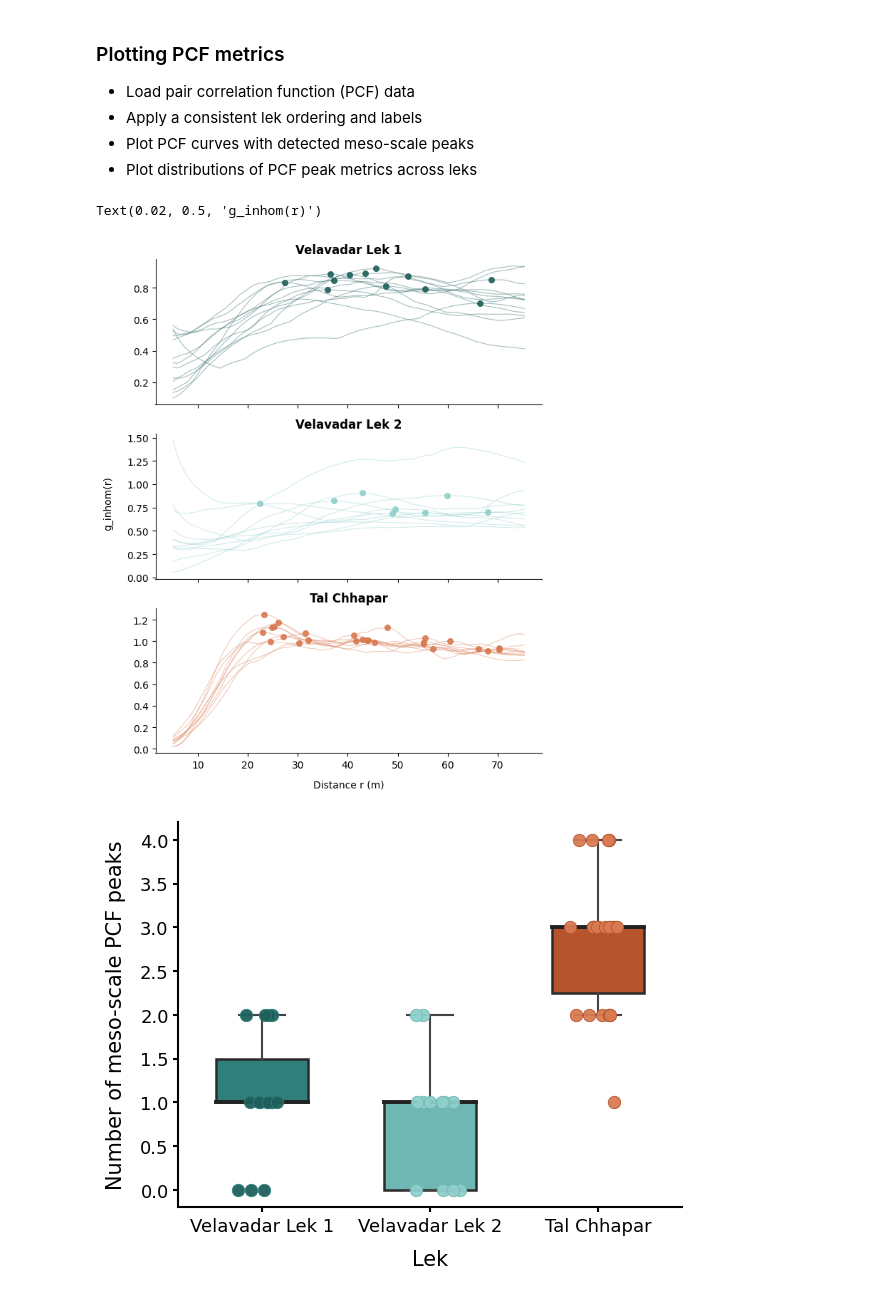
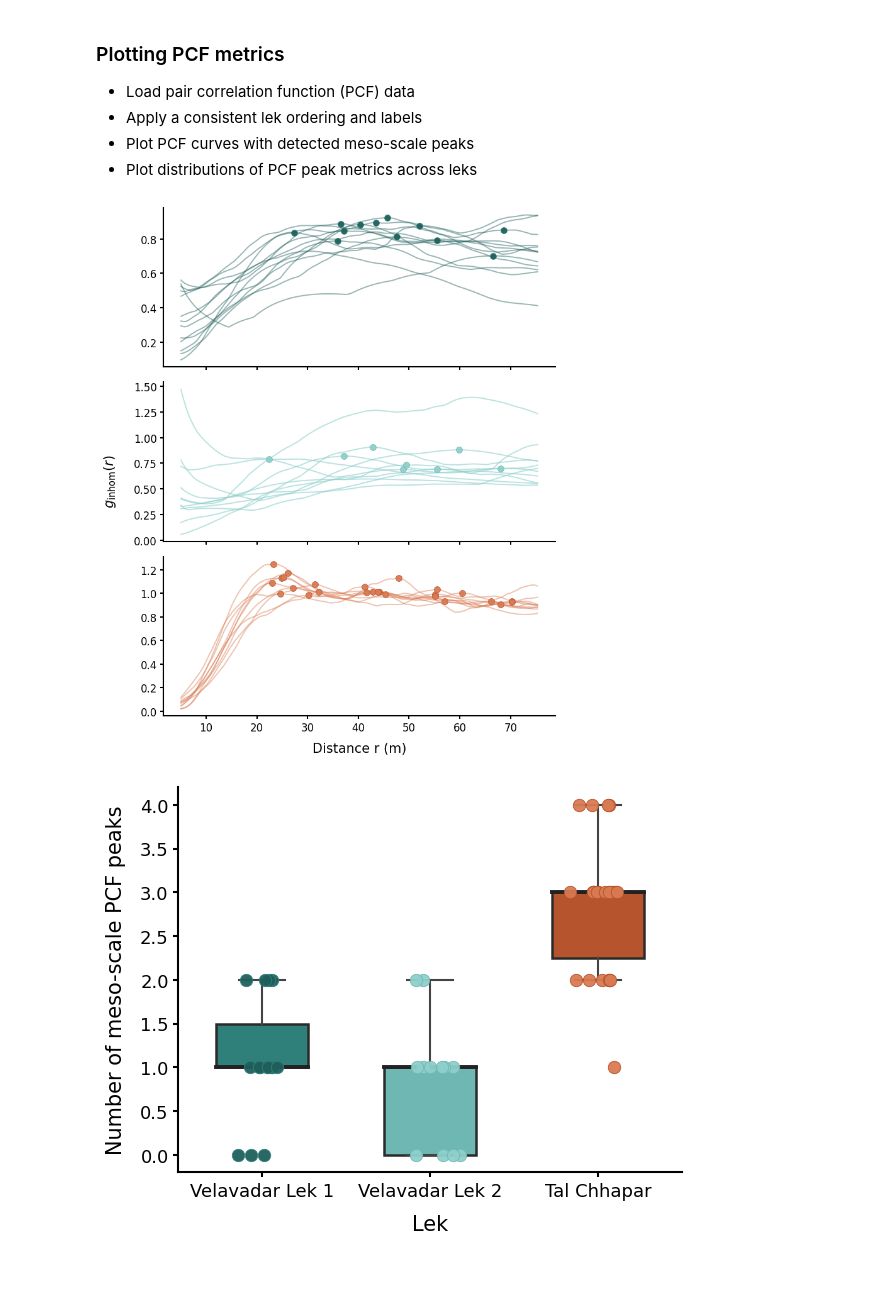
Before and after one commit to ruthviksp/territory_geometry, a Jupyter notebook: plot_pcf.ipynb, the cells around one changed output. Drawn from its saved outputs; the diff is of its cells as text; code cells hidden in the pictures.

Commit message:
made all plots prettier

```diff
--- a/plot_pcf.ipynb
+++ b/plot_pcf.ipynb
@@ -26,47 +26,42 @@ lek_labels = {'Velavadar_LEK1': 'Velavadar Lek 1','Velavadar_LEK2': 'Velavadar L
 pcf_all['lek_id'] = (pd.Categorical(pcf_all['lek_id'],categories=lek_order,ordered=True).rename_categories(lek_labels))
 peaks['lek_id'] = (pd.Categorical(peaks['lek_id'],categories=lek_order,ordered=True).rename_categories(lek_labels))
 # %%
-## Colour palettes (matched to R script)
+## Colour palettes
 fill_cols = {'Velavadar Lek 1': '#2F7F7B', 'Velavadar Lek 2': '#6FB7B3', 'Tal Chhapar': '#B5542D'}
 point_cols = {'Velavadar Lek 1': '#1F5F5B', 'Velavadar Lek 2': '#8FD0CC', 'Tal Chhapar': '#D97A52'}
-line_cols = point_cols
+line_cols = {'Velavadar Lek 1': '#2F7F7B', 'Velavadar Lek 2': '#6FB7B3', 'Tal Chhapar': '#B5542D'}
 
 lek_labels = pcf_all['lek_id'].cat.categories.tolist()
 # %%
 ## PCF curves with detected peaks
 
 fig, axes = plt.subplots(len(lek_labels), 1, figsize=(7, 9), sharex=True)
 
 for ax, lek in zip(axes, lek_labels):
     sub_all = pcf_all.loc[pcf_all['lek_id'] == lek]
     sub_peaks = peaks.loc[peaks['lek_id'] == lek]
 
     for _, gdat in sub_all.groupby('date'):
-        ax.plot(
-            gdat['r'],
-            gdat['g'],
-            linewidth=0.8,
-            alpha=0.4,
-            color=line_cols[lek]
-        )
+        ax.plot(gdat['r'], gdat['g'], linewidth=1.4,
+                alpha=0.45 if lek != 'Velavadar Lek 2' else 0.6, color=line_cols[lek])
 
-    ax.scatter(
-        sub_peaks["r_peak"],
-        sub_peaks["g_peak"],
-        s=30,
-        color=line_cols[lek],
-        alpha=0.9
-    )
+    ax.scatter(sub_peaks['r_peak'], sub_peaks['g_peak'], s=50, color=line_cols[lek],
+               edgecolor=fill_cols[lek], linewidth=0.6, alpha=0.95, zorder=3)
 
-    ax.set_title(lek, fontweight="bold")
     ax.spines['top'].set_visible(False)
     ax.spines['right'].set_visible(False)
+    ax.spines['left'].set_linewidth(1.5)
+    ax.spines['bottom'].set_linewidth(1.5)
+    ax.tick_params(axis='both', which='major', labelsize=12, width=1.5)
 
-axes[-1].set_xlabel("Distance r (m)", labelpad=10)
-fig.text(0.02, 0.5, "g_inhom(r)", va="center", rotation="vertical")
+axes[-1].set_xlabel('Distance r (m)', fontsize=15, labelpad=10)
+fig.text(-0.05, 0.5, r'$g_{\mathrm{inhom}}(r)$',fontsize=15, va='center', rotation='vertical')
+
+plt.tight_layout()
+
+plt.savefig(out_dir/'pcf_curves.png', dpi=300, bbox_inches='tight')
 # %% [output]
-Text(0.02, 0.5, 'g_inhom(r)')
-[figure, old version]
+[figure, new version]
 # %%
 ## Number of peaks per date
 
```
Also changed, not shown: 4 other files.
